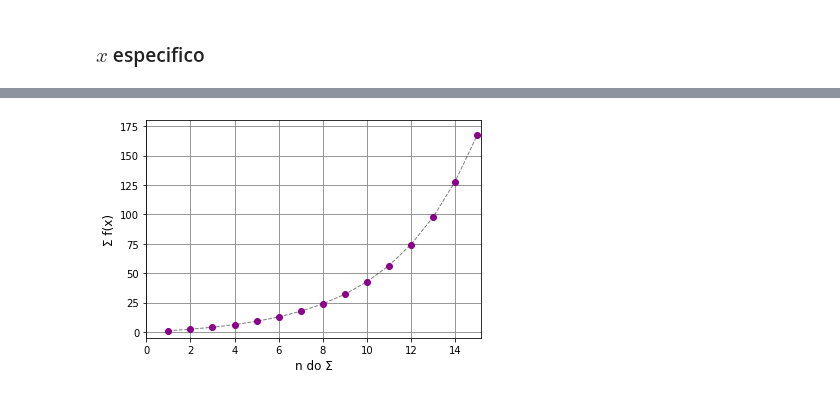
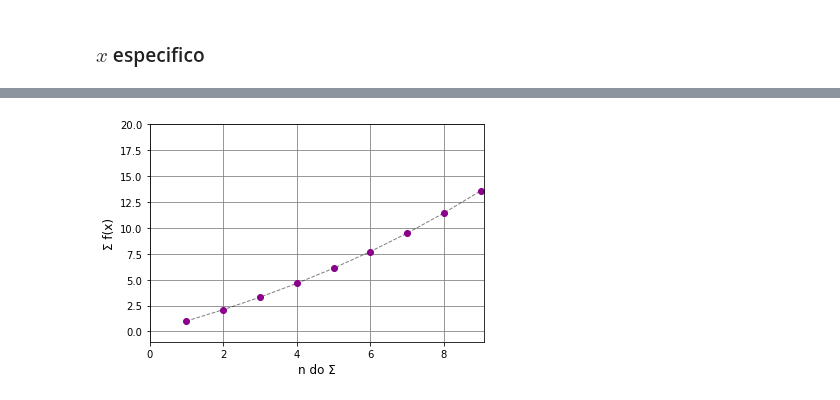
Before and after one commit to pedroivoal/Semestre-2, a Jupyter notebook: Matvar/APS/graficos_slide.ipynb, the cells around one changed output, grey strips where cells are left out. Saved outputs shown, nothing was run; the diff lists cells and outputs as text; code cells hidden in the pictures.

```diff
--- a/Matvar/APS/graficos_slide.ipynb
+++ b/Matvar/APS/graficos_slide.ipynb
@@ -110,20 +125,17 @@ x_13.savefig('gráficos/x=0.jpg', format='jpg', dpi=480)
 # %%
-l_n = np.arange(1, 16, 1)
-l_fx = []
-x = 1
 
 for n in l_n:
-    l_fx.append(simples_x(x, n))
+    l_fx[4].append(simples_x(l_x[4], n))
 
 x_13, ax = plt.subplots()
 
-plt.plot(l_n, l_fx, '--', color='k', linewidth=1, alpha=0.5)
-plt.plot(l_n, l_fx, 'o', color='darkmagenta')
+plt.plot(l_n, l_fx[4], '--', color='k', linewidth=1, alpha=0.5)
+plt.plot(l_n, l_fx[4], 'o', color='darkmagenta')
 # plt.title('x = -1,3', fontsize=20)
 plt.ylabel('Σ f(x)', fontsize=12)
 plt.xlabel('n do Σ', fontsize=12)
-plt.ylim(0,16)
-plt.xlim(0, 15.18)
+# plt.ylim(0, 9.2)
+plt.xlim(0, 9.12)
 # plt.axis('equal')
 plt.grid(color='gray')
 plt.show()
@@ -133,0 +146,18 @@ x_13.savefig('gráficos/x=1.jpg', format='jpg', dpi=480)
+# %%
+
+for n in l_n:
+    l_fx[5].append(simples_x(l_x[5], n))
+
+x_13, ax = plt.subplots()
+
+plt.plot(l_n, l_fx[5], '--', color='k', linewidth=1, alpha=0.5)
+plt.plot(l_n, l_fx[5], 'o', color='darkmagenta')
+# plt.title('x = -1,3', fontsize=20)
+plt.ylabel('Σ f(x)', fontsize=12)
+plt.xlabel('n do Σ', fontsize=12)
+plt.ylim(-1,20)
+plt.xlim(0, 9.1)
+plt.grid(color='gray')
+plt.show()
+
+x_13.savefig('gráficos/x=0,5.jpg', format='jpg', dpi=480)
@@ -134,23 +166,20 @@ x_13.savefig('gráficos/x=1.jpg', format='jpg', dpi=480)
 # %%
-l_n = np.arange(1, 16, 1)
-l_fx = []
-x = 1.3
 
 for n in l_n:
-    l_fx.append(simples_x(x, n))
+    l_fx[6].append(simples_x(l_x[6], n))
 
 x_13, ax = plt.subplots()
 
-plt.plot(l_n, l_fx, '--', color='k', linewidth=1, alpha=0.5)
-plt.plot(l_n, l_fx, 'o', color='darkmagenta')
+plt.plot(l_n, l_fx[6], '--', color='k', linewidth=1, alpha=0.5)
+plt.plot(l_n, l_fx[6], 'o', color='darkmagenta')
 # plt.title('x = -1,3', fontsize=20)
 plt.ylabel('Σ f(x)', fontsize=12)
 plt.xlabel('n do Σ', fontsize=12)
-plt.ylim(-5,180)
-plt.xlim(0, 15.18)
+plt.ylim(-1,20)
+plt.xlim(0, 9.1)
 plt.grid(color='gray')
 plt.show()
 
 x_13.savefig('gráficos/x=1,3.jpg', format='jpg', dpi=480)
 # %% [output]
-[figure, old version]
+[figure, new version]
```
Also changed, not shown: parts of 10 cells of this notebook, 10 other files.
